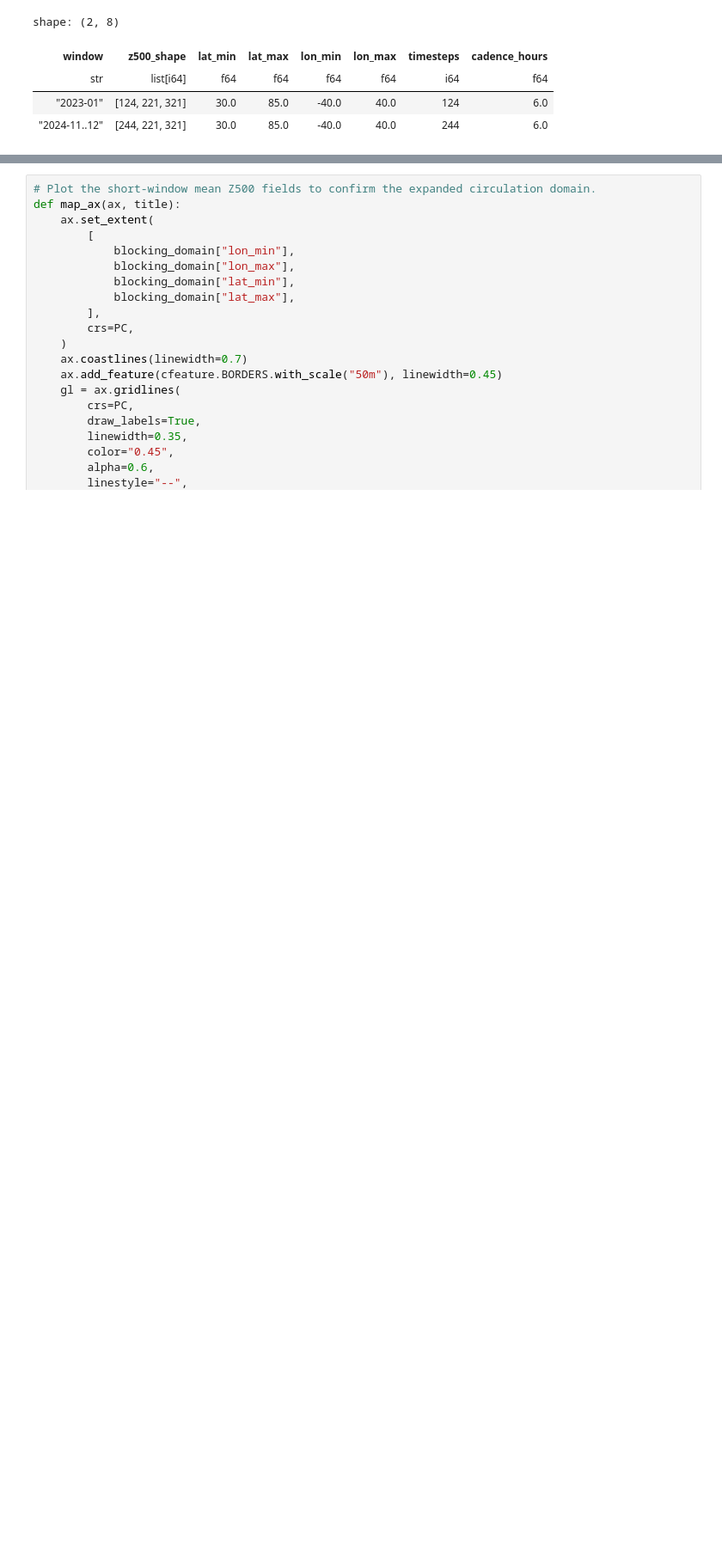
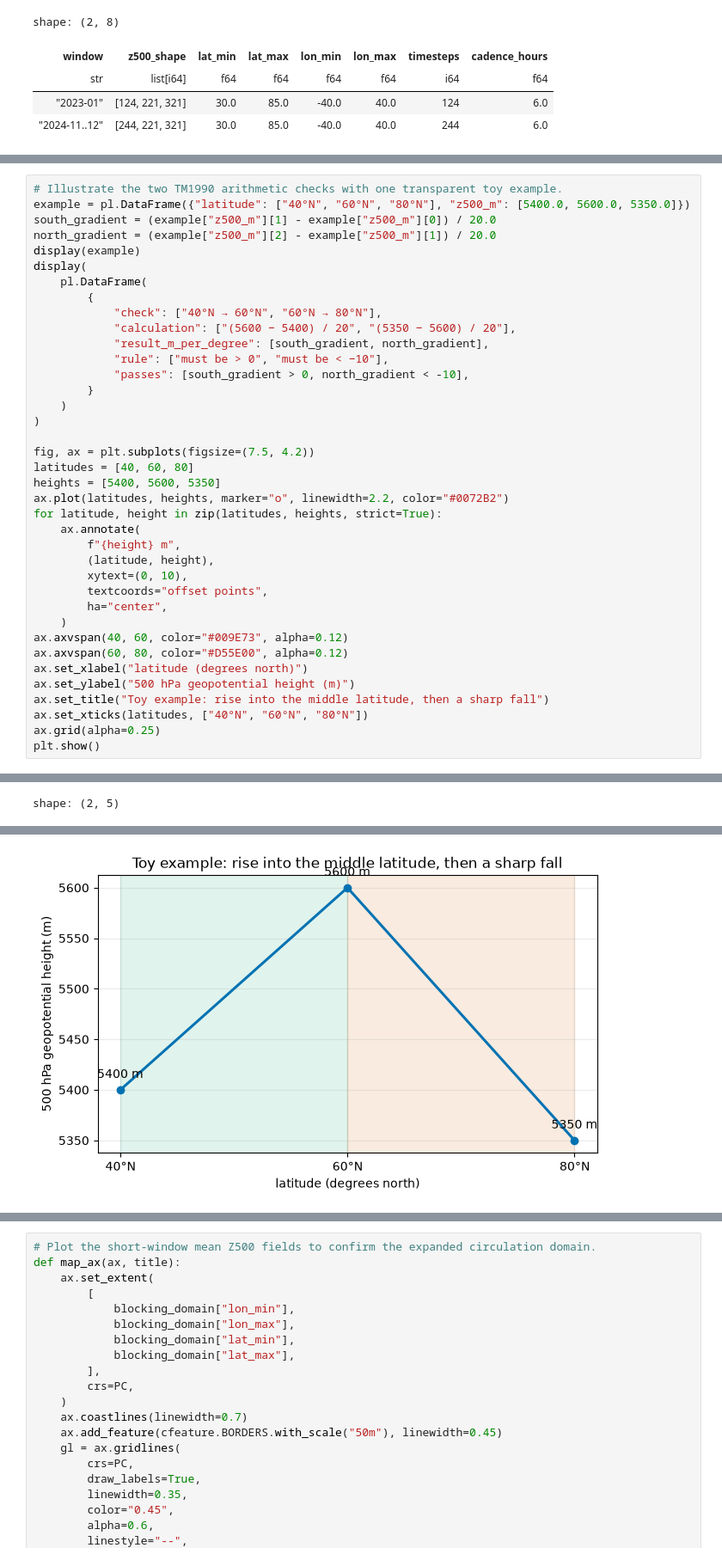
Before and after one commit to TunaHim/EuroGrid-Climate-Dynamics, a Jupyter notebook: notebooks/02_era5_blocking_diagnostics.ipynb, the cells around one changed output, grey strips where cells are left out. Shown at 86% size. Cells and saved outputs as stored; diff of their text form; blank space fills up the shorter version.

Commit message:
Explain TM1990 blocking calculations
Co-Authored-By: Himansu Kesari Pradhan <kesarihimansu@gmail.com>

```diff
--- a/notebooks/02_era5_blocking_diagnostics.ipynb
+++ b/notebooks/02_era5_blocking_diagnostics.ipynb
@@ -107,0 +130,39 @@ proof that blocking caused any particular surface event.
+# %%
+# Illustrate the two TM1990 arithmetic checks with one transparent toy example.
+example = pl.DataFrame({"latitude": ["40°N", "60°N", "80°N"], "z500_m": [5400.0, 5600.0, 5350.0]})
+south_gradient = (example["z500_m"][1] - example["z500_m"][0]) / 20.0
+north_gradient = (example["z500_m"][2] - example["z500_m"][1]) / 20.0
+display(example)
+display(
+    pl.DataFrame(
+        {
+            "check": ["40°N → 60°N", "60°N → 80°N"],
+            "calculation": ["(5600 − 5400) / 20", "(5350 − 5600) / 20"],
+            "result_m_per_degree": [south_gradient, north_gradient],
+            "rule": ["must be > 0", "must be < −10"],
+            "passes": [south_gradient > 0, north_gradient < -10],
+        }
+    )
+)
+
+fig, ax = plt.subplots(figsize=(7.5, 4.2))
+latitudes = [40, 60, 80]
+heights = [5400, 5600, 5350]
+ax.plot(latitudes, heights, marker="o", linewidth=2.2, color="#0072B2")
+for latitude, height in zip(latitudes, heights, strict=True):
+    ax.annotate(
+        f"{height} m",
+        (latitude, height),
+        xytext=(0, 10),
+        textcoords="offset points",
+        ha="center",
+    )
+ax.axvspan(40, 60, color="#009E73", alpha=0.12)
+ax.axvspan(60, 80, color="#D55E00", alpha=0.12)
+ax.set_xlabel("latitude (degrees north)")
+ax.set_ylabel("500 hPa geopotential height (m)")
+ax.set_title("Toy example: rise into the middle latitude, then a sharp fall")
+ax.set_xticks(latitudes, ["40°N", "60°N", "80°N"])
+ax.grid(alpha=0.25)
+plt.show()
+# %% [output]
@@ -107,0 +175 @@ proof that blocking caused any particular surface event.
+shape: (2, 5)
@@ -107,0 +180 @@ proof that blocking caused any particular surface event.
+[figure, added]
```
Also changed, not shown: parts of 4 cells of this notebook.
